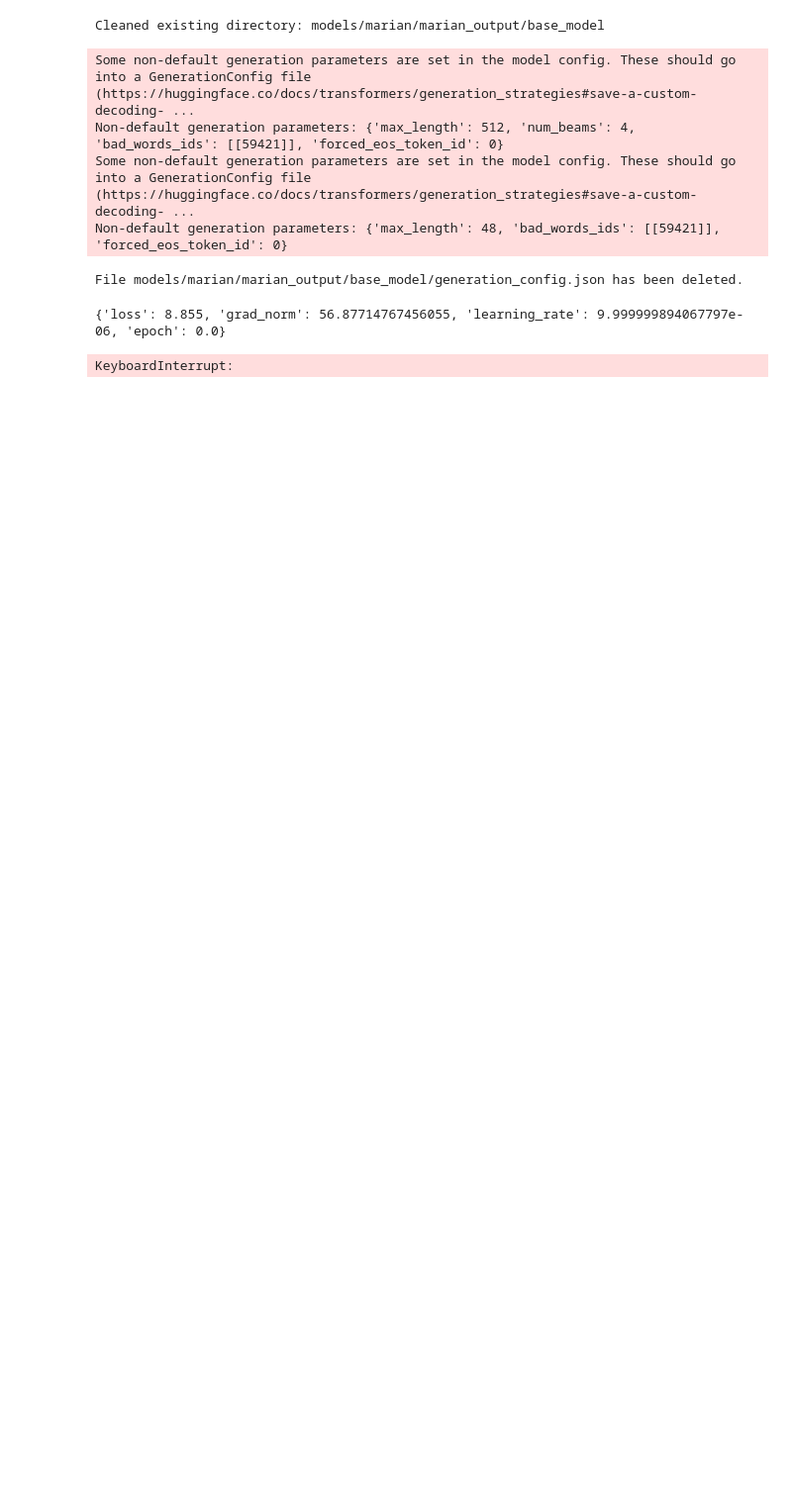
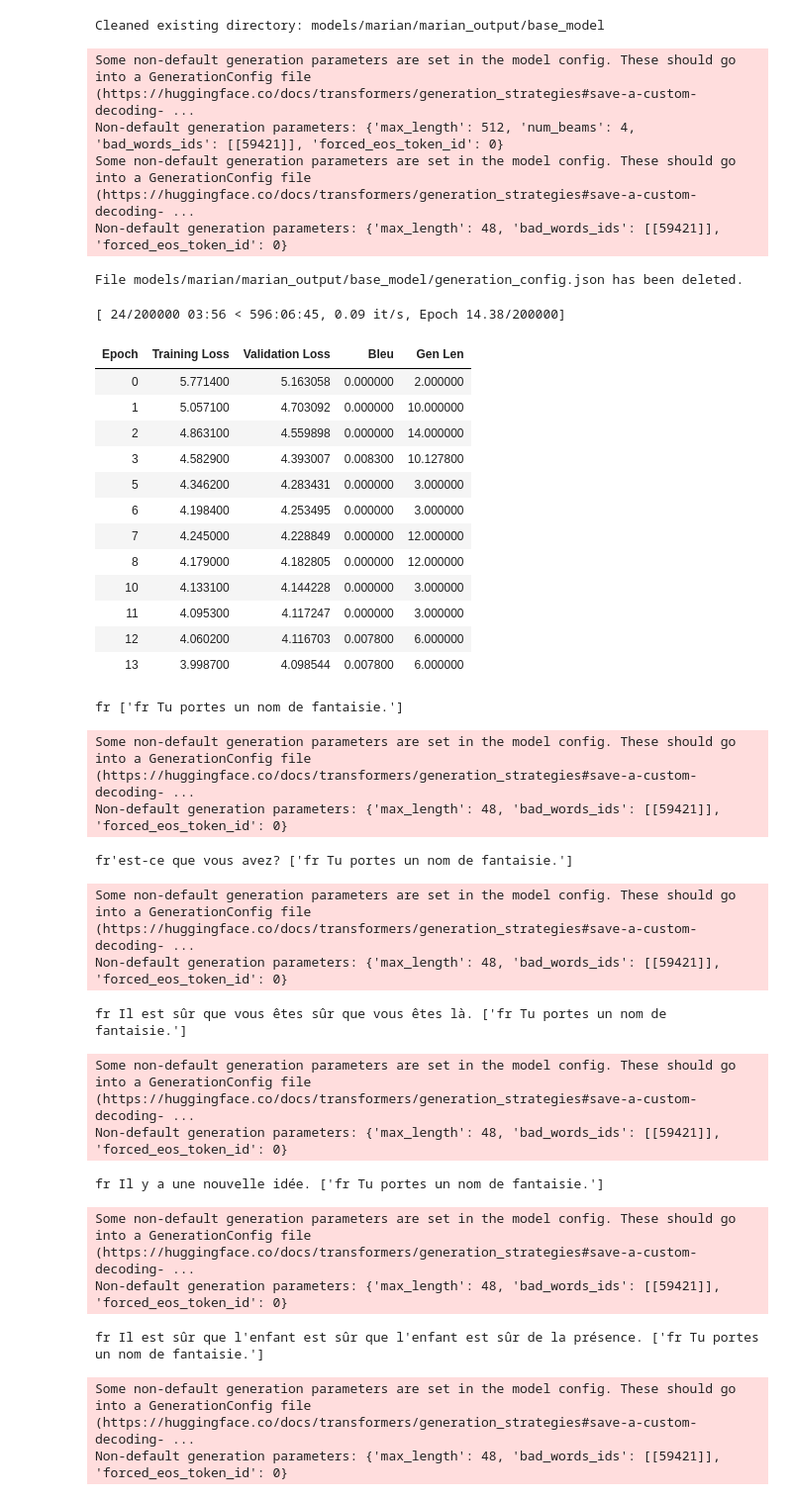
Before and after one commit to Rana-Banerjee/zindi, a Jupyter notebook: common/Marian_Train.ipynb, the cells around one changed output. Shown at 99% size. Saved outputs shown, nothing was run; the diff lists cells and outputs as text; code cells hidden in the pictures; blank space fills up the shorter version.

```diff
--- a/common/Marian_Train.ipynb
+++ b/common/Marian_Train.ipynb
@@ -86,7 +86,7 @@ def compute_metrics(eval_preds):
     decoded_labels = tokenizer.batch_decode(labels, skip_special_tokens=True)
 
     decoded_preds, decoded_labels = postprocess_text(decoded_preds, decoded_labels)
-    # print(decoded_preds, decoded_labels)
+    print(decoded_preds[0], decoded_labels[0])
     result = safe_bleu_compute(metric, predictions=decoded_preds, references=decoded_labels)
     # result = metric.compute(predictions=decoded_preds, references=decoded_labels)
     # print(result)
@@ -98,8 +98,8 @@ def compute_metrics(eval_preds):
     return result
 
 def preprocess_function(examples):
-    inputs = [example["dyu"] for example in examples["translation"]]
-    targets = [example["fr"] for example in examples["translation"]]
+    inputs = ["af " + example["dyu"] +" </s> " for example in examples["translation"]]
+    targets = ["fr " + example["fr"] for example in examples["translation"]]
     model_inputs = tokenizer(inputs, text_target=targets, max_length=48, truncation=True, padding="max_length")
      # Tokenize targets with the `text_target` keyword argument
     labels = tokenizer(text_target=targets, max_length=48, padding="max_length", truncation=True)
@@ -163,8 +163,9 @@ if first:
     # mconfig.pad_token_id=31999
     mconfig.save_pretrained(os.environ['model_name_or_path'] )
     #Overwrite Toeknizer
-    tokenizer = AutoTokenizer.from_pretrained("tokenizer_custom/marian_v2")
-    tokenizer.source_lang='dyu'
+    # tokenizer = AutoTokenizer.from_pretrained("tokenizer_custom/marian_v2")
+    tokenizer = AutoTokenizer.from_pretrained(config.get('model_name_or_path'))
+    tokenizer.source_lang='af'
     tokenizer.target_lang='fr'
     tokenizer.save_pretrained(os.environ['model_name_or_path'])
     # Reload model
@@ -196,11 +197,11 @@ concat_ds = concatenate_datasets([tokenized_zds['train'], tokenized_zds['test']]
 from transformers import Seq2SeqTrainingArguments, Seq2SeqTrainer
 training_args = Seq2SeqTrainingArguments(
     output_dir="models/marian/marian_output",
-    eval_strategy="steps",
+    eval_strategy="epoch",
     eval_steps = 1,
-    learning_rate=1e-5,
-    per_device_train_batch_size=1,
-    per_device_eval_batch_size=1,
+    learning_rate=1e-4,
+    per_device_train_batch_size=320,
+    per_device_eval_batch_size=320,
     # weight_decay=0.01,
     num_train_epochs=200000,
     predict_with_generate=True,
@@ -213,32 +214,59 @@ training_args = Seq2SeqTrainingArguments(
     logging_steps = 1,
     save_strategy = 'epoch',
     save_steps = 2,
     save_total_limit = 3,
     seed = 42,
     dataloader_drop_last = False,
     # label_smoothing_factor: float = 0.0,
     optim = 'adafactor',
     # resume_from_checkpoint: Optional[str] = None,
     # fp16_backend: str = 'auto',
     # batch_eval_metrics: bool = False,
     # eval_on_start=True,
     # generation_max_length= 50,
     # generation_num_beams=1,
     # generation_config = "models/marian/marian_output/base_model/generation_config.json",
     run_name="MTest1"
 )
 
 trainer = Seq2SeqTrainer(
     model=model,
     args=training_args,
     train_dataset=concat_ds,
     eval_dataset=tokenized_zds["validation"],
     tokenizer=tokenizer,
     data_collator=data_collator,
     compute_metrics=compute_metrics,
 )
 
 trainer.train()
 # %% [output]
-{'loss': 8.855, 'grad_norm': 56.87714767456055, 'learning_rate': 9.999999894067797e-06, 'epoch': 0.0}
+[ 24/200000 03:56 < 596:06:45, 0.09 it/s, Epoch 14.38/200000]
+| Epoch | Training Loss | Validation Loss | Bleu | Gen Len |
+| 0 | 5.771400 | 5.163058 | 0.000000 | 2.000000 |
+| 1 | 5.057100 | 4.703092 | 0.000000 | 10.000000 |
+| 2 | 4.863100 | 4.559898 | 0.000000 | 14.000000 |
+| 3 | 4.582900 | 4.393007 | 0.008300 | 10.127800 |
+| 5 | 4.346200 | 4.283431 | 0.000000 | 3.000000 |
+| 6 | 4.198400 | 4.253495 | 0.000000 | 3.000000 |
+| 7 | 4.245000 | 4.228849 | 0.000000 | 12.000000 |
+| 8 | 4.179000 | 4.182805 | 0.000000 | 12.000000 |
+| 10 | 4.133100 | 4.144228 | 0.000000 | 3.000000 |
+| 11 | 4.095300 | 4.117247 | 0.000000 | 3.000000 |
+| 12 | 4.060200 | 4.116703 | 0.007800 | 6.000000 |
+| 13 | 3.998700 | 4.098544 | 0.007800 | 6.000000 |
-KeyboardInterrupt:
+fr ['fr Tu portes un nom de fantaisie.']
+Some non-default generation parameters are set in the model config. These should go into a GenerationConfig file (https://huggingface.co/docs/transformers/generation_strategies#save-a-custom-decoding- ...
+Non-default generation parameters: {'max_length': 48, 'bad_words_ids': [[59421]], 'forced_eos_token_id': 0}
+fr'est-ce que vous avez? ['fr Tu portes un nom de fantaisie.']
+Some non-default generation parameters are set in the model config. These should go into a GenerationConfig file (https://huggingface.co/docs/transformers/generation_strategies#save-a-custom-decoding- ...
+Non-default generation parameters: {'max_length': 48, 'bad_words_ids': [[59421]], 'forced_eos_token_id': 0}
+fr Il est sûr que vous êtes sûr que vous êtes là. ['fr Tu portes un nom de fantaisie.']
+Some non-default generation parameters are set in the model config. These should go into a GenerationConfig file (https://huggingface.co/docs/transformers/generation_strategies#save-a-custom-decoding- ...
+Non-default generation parameters: {'max_length': 48, 'bad_words_ids': [[59421]], 'forced_eos_token_id': 0}
+fr Il y a une nouvelle idée. ['fr Tu portes un nom de fantaisie.']
+Some non-default generation parameters are set in the model config. These should go into a GenerationConfig file (https://huggingface.co/docs/transformers/generation_strategies#save-a-custom-decoding- ...
+Non-default generation parameters: {'max_length': 48, 'bad_words_ids': [[59421]], 'forced_eos_token_id': 0}
+fr Il est sûr que l'enfant est sûr que l'enfant est sûr de la présence. ['fr Tu portes un nom de fantaisie.']
+Some non-default generation parameters are set in the model config. These should go into a GenerationConfig file (https://huggingface.co/docs/transformers/generation_strategies#save-a-custom-decoding- ...
+Non-default generation parameters: {'max_length': 48, 'bad_words_ids': [[59421]], 'forced_eos_token_id': 0}
```
Also changed, not shown: parts of 2 cells of this notebook, 2 other files.
